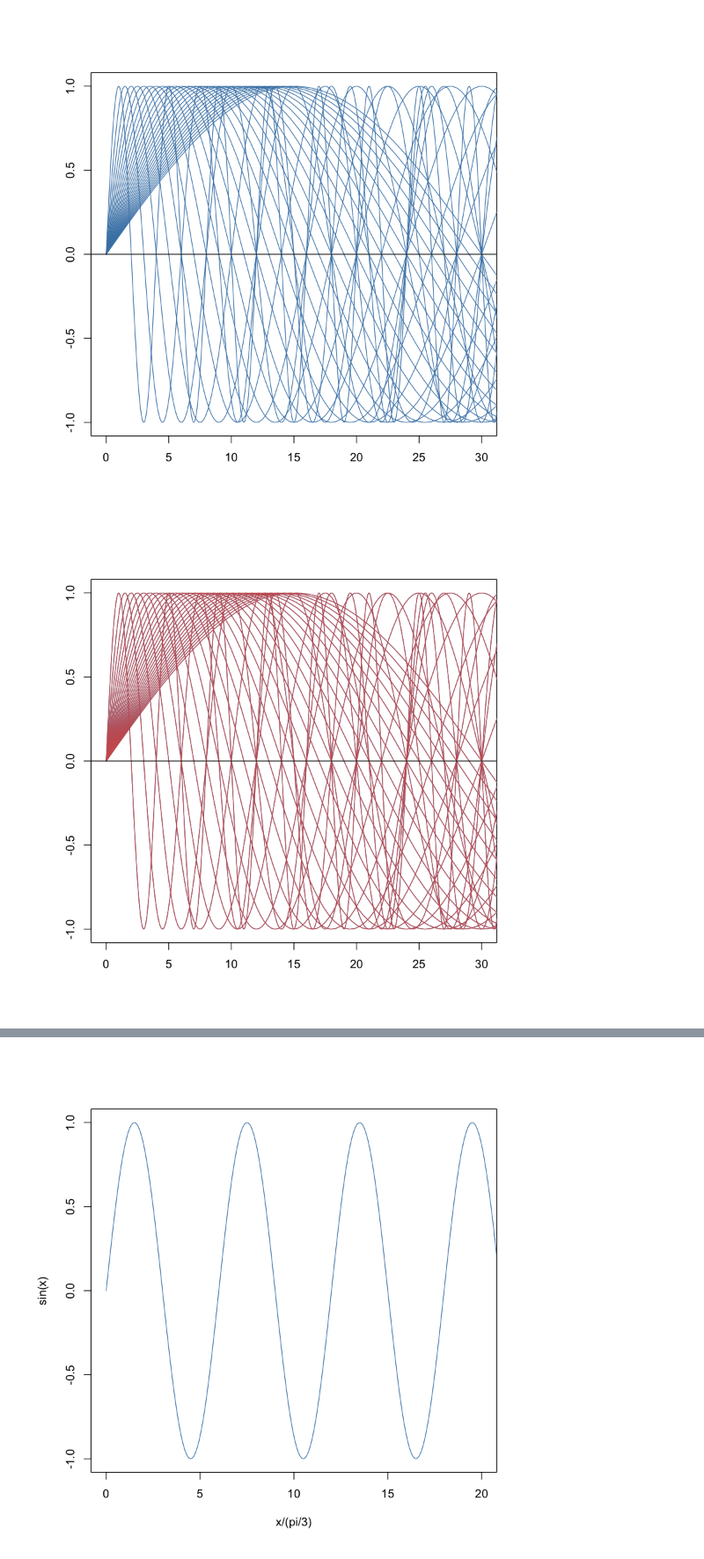
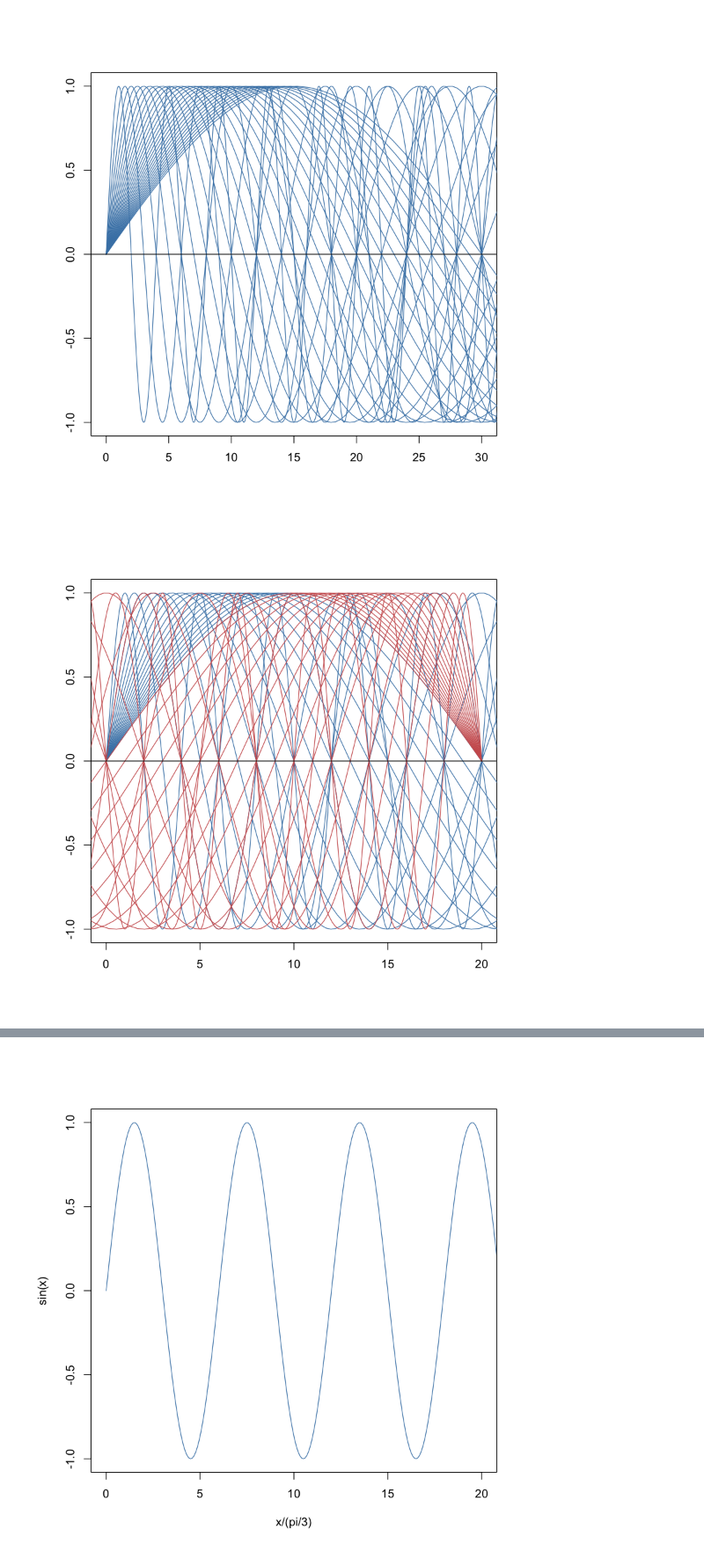
Before and after one commit to cc2qe/prime, a Jupyter notebook: waves.ipynb, the cells around one changed output, grey strips where cells are left out. Shown at 88% size. Saved outputs shown, nothing was run; the diff lists cells and outputs as text; code cells hidden in the pictures.

```diff
--- a/waves.ipynb
+++ b/waves.ipynb
@@ -17,21 +17,21 @@ abline(h=0)
 # %% [output]
 [figure]
 # %%
-max <- 30
+max <- 20
 
 # plot(x/(pi/2), sin(x), xlim=c(0,max), type='l', col=mypal[1])
 # points(x/(pi/1), sin(x), xlim=c(0,max), type='l', col=mypal[1])
 plot(1, xlim=c(0,max), ylim=c(-1,1), type='n', xlab='', ylab='')
 
 for (i in 2:max) {
     points(x/(pi/i), sin(x), xlim=c(0,max), type='l', col=mypal[1])
 }
 
 for (i in max:2) {
-    points(x/(pi/i), sin(x), xlim=c(0,max), type='l', col=mypal[2])
+    points(max - x/(pi/i), sin(x), xlim=c(0,max), type='l', col=mypal[2])
 }
 
 
 abline(h=0)
 # %% [output]
-[figure, old version]
+[figure, new version]
```
Also changed, not shown: parts of 1 cell of this notebook.
